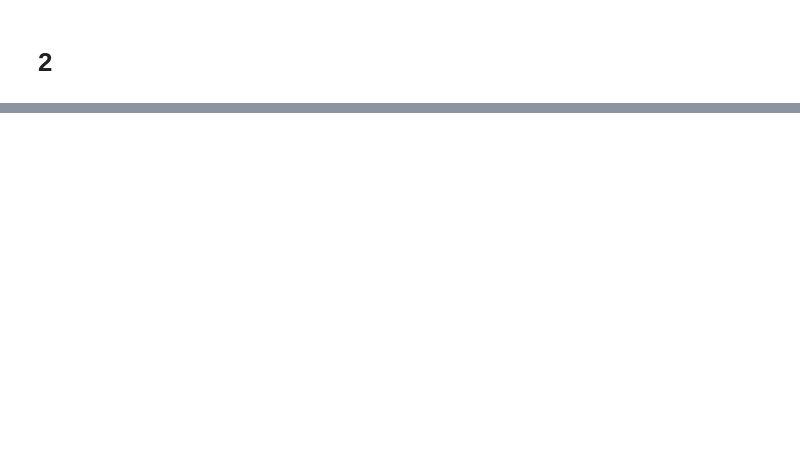
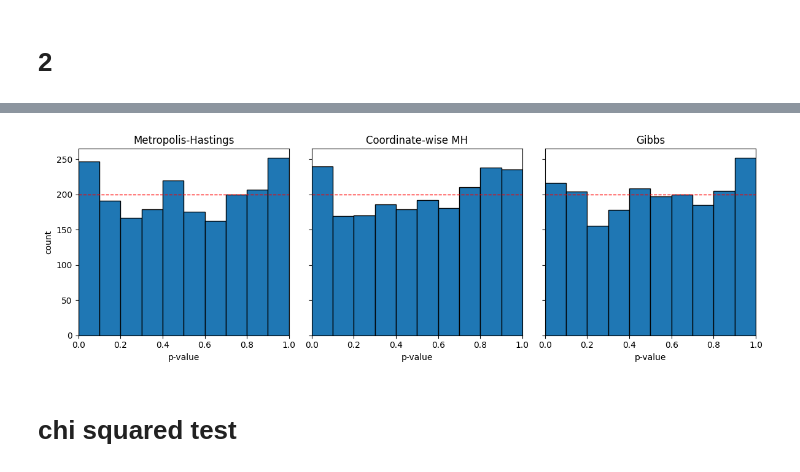
Before and after one commit to s224399/Stoc_sim_2k26, a Jupyter notebook: Exercises(week_1)/Rasmus/Exercise_6.ipynb, the cells around one changed output, grey strips where cells are left out. Saved outputs shown, nothing was run; the diff lists cells and outputs as text; code cells hidden in the pictures; blank space fills up the shorter version.

```diff
--- a/Exercises(week_1)/Rasmus/Exercise_6.ipynb
+++ b/Exercises(week_1)/Rasmus/Exercise_6.ipynb
@@ -90,4 +123,0 @@ array = g_correct/np.sum(g_correct)
-# %%
-count = np.zeros((m+1, m+1))
-for ci, cj in X:
-    count[ci][cj] += 1
@@ -106,6 +123,0 @@ probs_predict = count/np.sum(count)
-# %%
-mask = array.flatten() > 0
-chi = np.sum((probs_predict.flatten()[mask] - array.flatten()[mask])**2 / array.flatten()[mask])
-p = 1 - ss.chi2.cdf(chi, df=np.count_nonzero(mask) - 1)
-chi2_result = ss.chisquare(probs_predict.flatten()[mask], array.flatten()[mask], ddof=0)
-chi, p, chi2_result
@@ -116,0 +124,13 @@ ValueError: For each axis slice, the sum of the observed frequencies must agree
+# %%
+count = np.zeros((m+1, m+1))
+for ci, cj in X[1000::10]:
+    count[ci][cj] += 1
+
+p_target = g_correct / np.sum(g_correct)
+
+mask = p_target.flatten() > 0
+obs = count.flatten()[mask]
+exp = p_target.flatten()[mask] * obs.sum()
+
+chi, p_normal = ss.chisquare(obs, exp)
+p_normal
@@ -116,0 +358,22 @@ ValueError: For each axis slice, the sum of the observed frequencies must agree
+# %%
+fig, axes = plt.subplots(1, 3, figsize=(12, 4), sharey=True)
+
+data = [pvals, pvals_coor, pvals_gibs]
+titles = ['Metropolis-Hastings', 'Coordinate-wise MH', 'Gibbs']
+
+bins = np.linspace(0, 1, 11)
+for ax, p, t in zip(axes, data, titles):
+    ax.hist(p, bins=bins, edgecolor='black')
+    ax.axhline(len(p) / (len(bins) - 1), color='red', linestyle='--', linewidth=1)
+    ax.set_title(t)
+    ax.set_xlabel('p-value')
+    ax.set_xlim(0, 1)
+
+axes[0].set_ylabel('count')
+fig.tight_layout()
+fig.savefig('pval_hist.pdf', bbox_inches='tight')
+plt.show()
+# %% [output]
+[figure, added]
+# %% [markdown]
+# chi squared test
```
Also changed, not shown: parts of 21 cells of this notebook, 1 other file.
